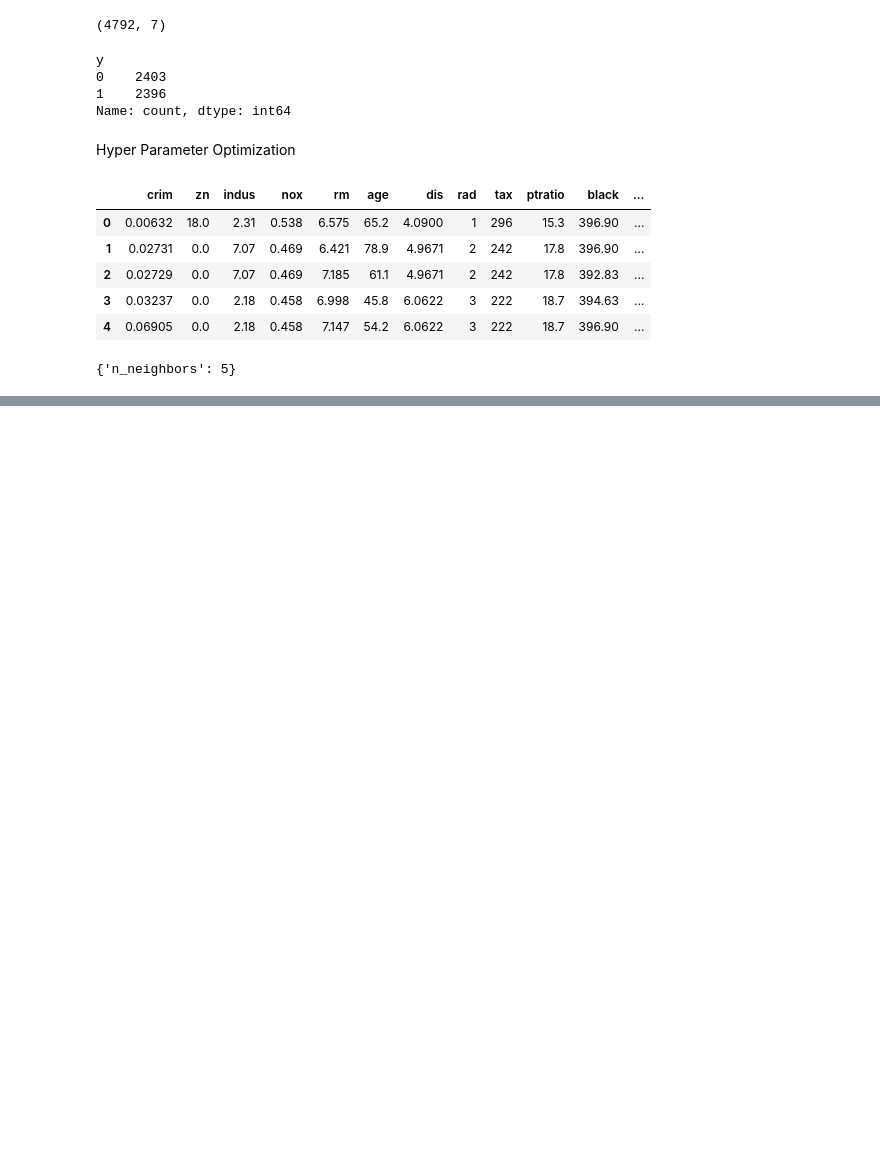
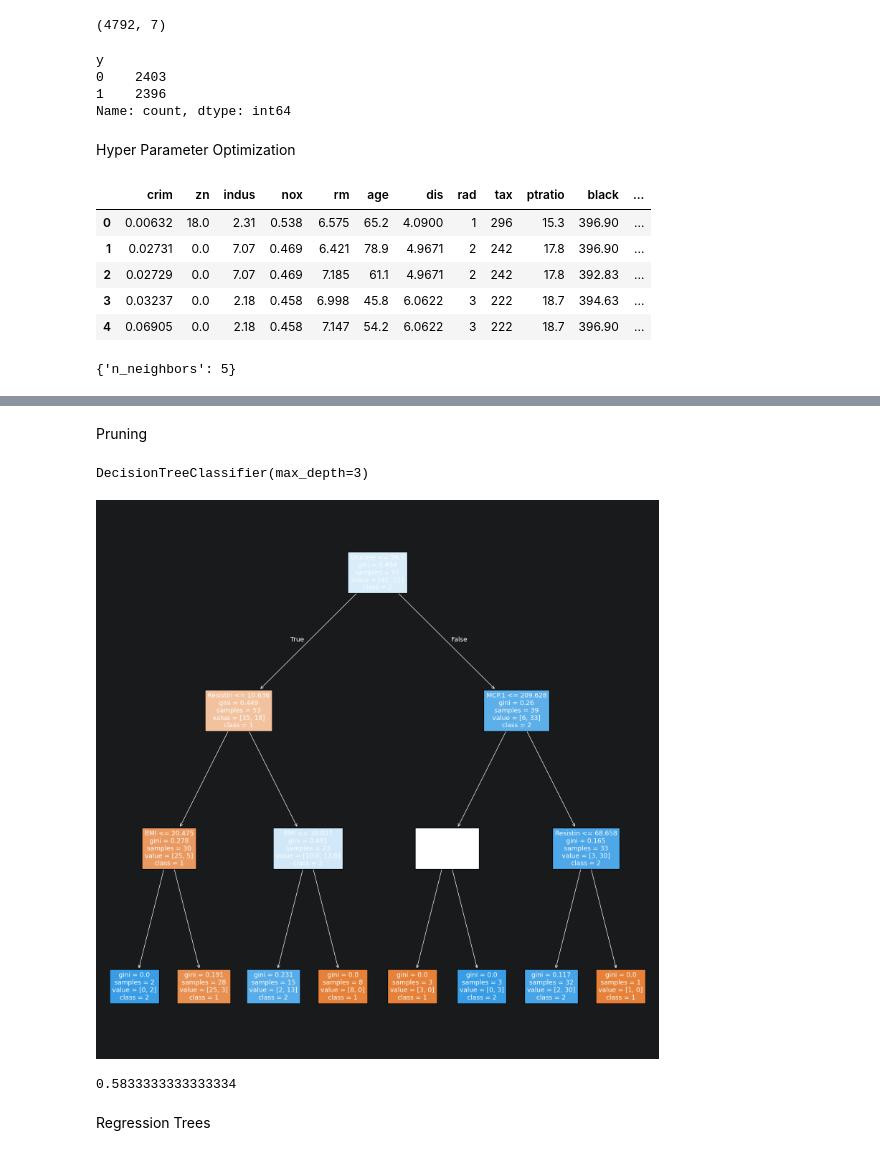
Before and after one commit to namal1230/Machine-Learning, a Jupyter notebook: notebook.ipynb, the cells around one changed output, grey strips where cells are left out. Drawn from its saved outputs; the diff is of its cells as text; code cells hidden in the pictures; blank space fills up the shorter version.

```diff
--- a/notebook.ipynb
+++ b/notebook.ipynb
@@ -533,0 +591,20 @@ results.best_params_
+# %% [markdown]
+Pruning
+# %%
+clt1=DecisionTreeClassifier(max_depth=3)
+clt1.fit(x_train,y_train)
+# %% [output]
+DecisionTreeClassifier(max_depth=3)
+# %%
+plt.figure(figsize=(20,20))
+plot_tree(clt1,feature_names=data.columns,class_names=["1","2"],filled=True)
+plt.show()
+# %% [output]
+[figure, added]
+# %%
+y_pred=clt1.predict(x_test)
+accuracy_score(y_test,y_pred)
+# %% [output]
+0.5833333333333334
+# %% [markdown]
+Regression Trees
```
Also changed, not shown: parts of 17 cells of this notebook, 1 other file.
